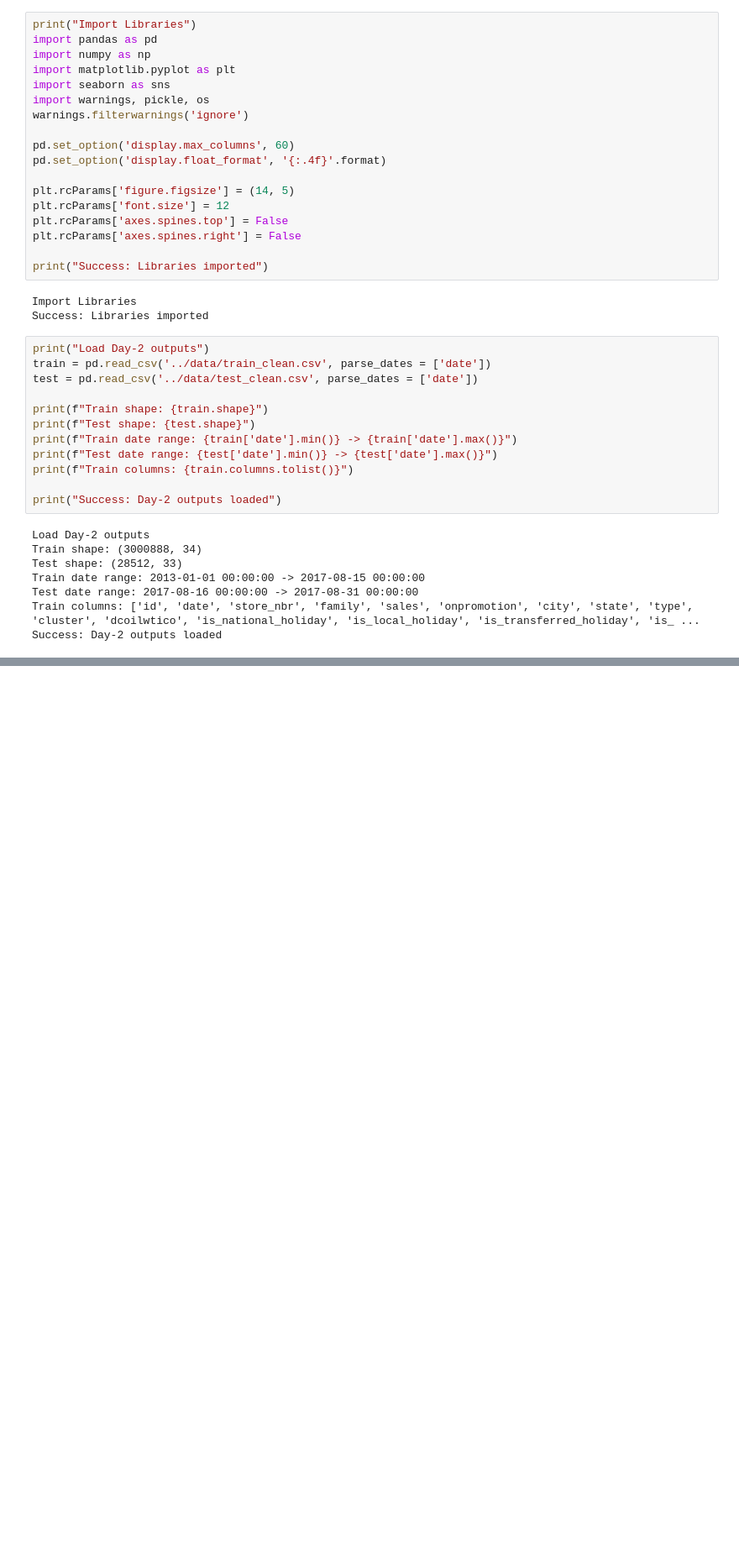
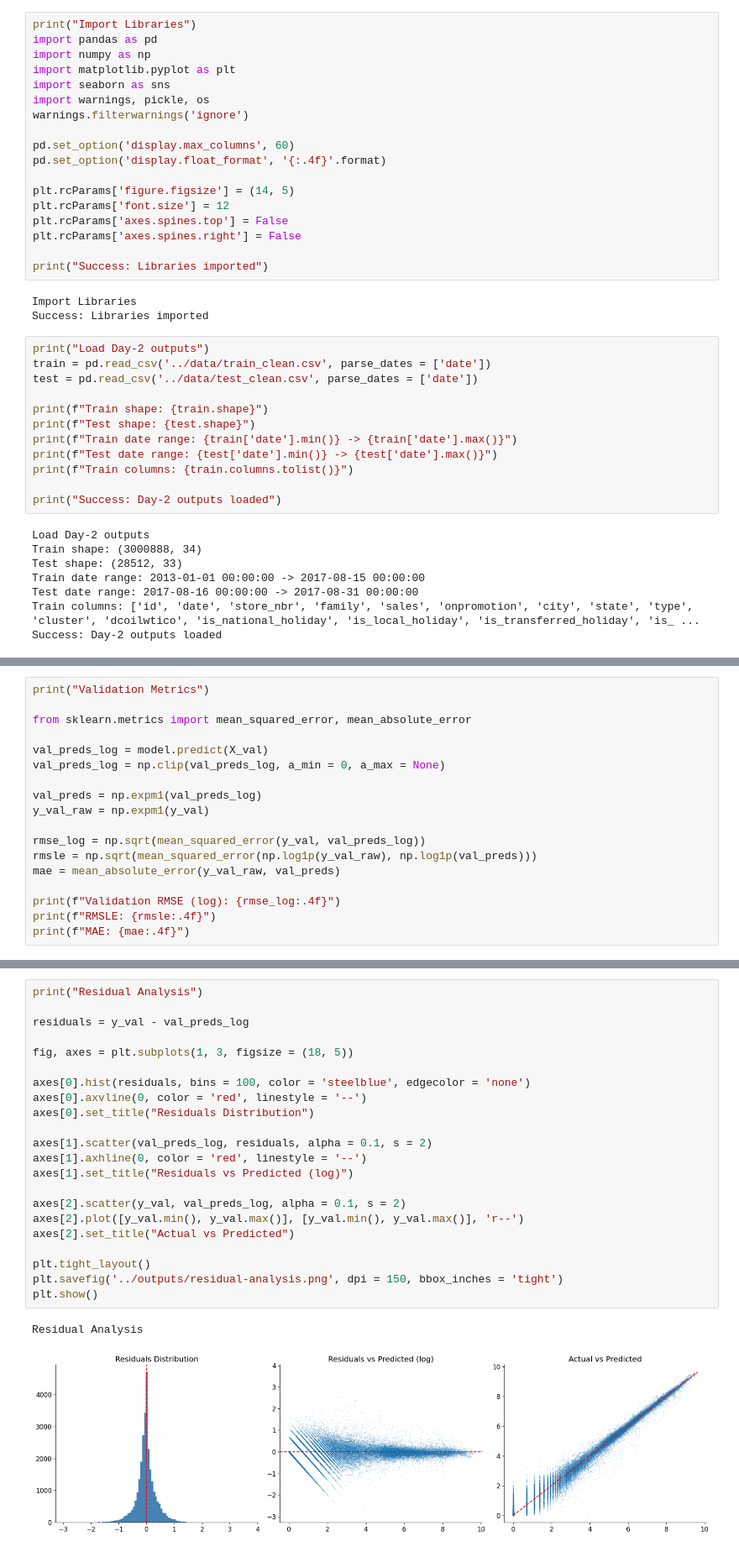
Before and after one commit to KaustubhMukdam/retail-sales-forecasting, a Jupyter notebook: notebooks/FeatureEngineering.ipynb, the cells around one changed output, grey strips where cells are left out. Shown at 84% size. Saved outputs shown, nothing was run; the diff lists cells and outputs as text; blank space fills up the shorter version.

```diff
--- a/notebooks/FeatureEngineering.ipynb
+++ b/notebooks/FeatureEngineering.ipynb
@@ -54,0 +556,18 @@ Success: Day-2 outputs loaded
+# %%
+print("Validation Metrics")
+
+from sklearn.metrics import mean_squared_error, mean_absolute_error
+
+val_preds_log = model.predict(X_val)
+val_preds_log = np.clip(val_preds_log, a_min = 0, a_max = None)
+
+val_preds = np.expm1(val_preds_log)
+y_val_raw = np.expm1(y_val)
+
+rmse_log = np.sqrt(mean_squared_error(y_val, val_preds_log))
+rmsle = np.sqrt(mean_squared_error(np.log1p(y_val_raw), np.log1p(val_preds)))
+mae = mean_absolute_error(y_val_raw, val_preds)
+
+print(f"Validation RMSE (log): {rmse_log:.4f}")
+print(f"RMSLE: {rmsle:.4f}")
+print(f"MAE: {mae:.4f}")
@@ -54,0 +614,25 @@ Success: Day-2 outputs loaded
+# %%
+print("Residual Analysis")
+
+residuals = y_val - val_preds_log
+
+fig, axes = plt.subplots(1, 3, figsize = (18, 5))
+
+axes[0].hist(residuals, bins = 100, color = 'steelblue', edgecolor = 'none')
+axes[0].axvline(0, color = 'red', linestyle = '--')
+axes[0].set_title("Residuals Distribution")
+
+axes[1].scatter(val_preds_log, residuals, alpha = 0.1, s = 2)
+axes[1].axhline(0, color = 'red', linestyle = '--')
+axes[1].set_title("Residuals vs Predicted (log)")
+
+axes[2].scatter(y_val, val_preds_log, alpha = 0.1, s = 2)
+axes[2].plot([y_val.min(), y_val.max()], [y_val.min(), y_val.max()], 'r--')
+axes[2].set_title("Actual vs Predicted")
+
+plt.tight_layout()
+plt.savefig('../outputs/residual-analysis.png', dpi = 150, bbox_inches = 'tight')
+plt.show()
+# %% [output]
+Residual Analysis
+[figure, added]
```
Also changed, not shown: parts of 22 cells of this notebook, 6 other files.
